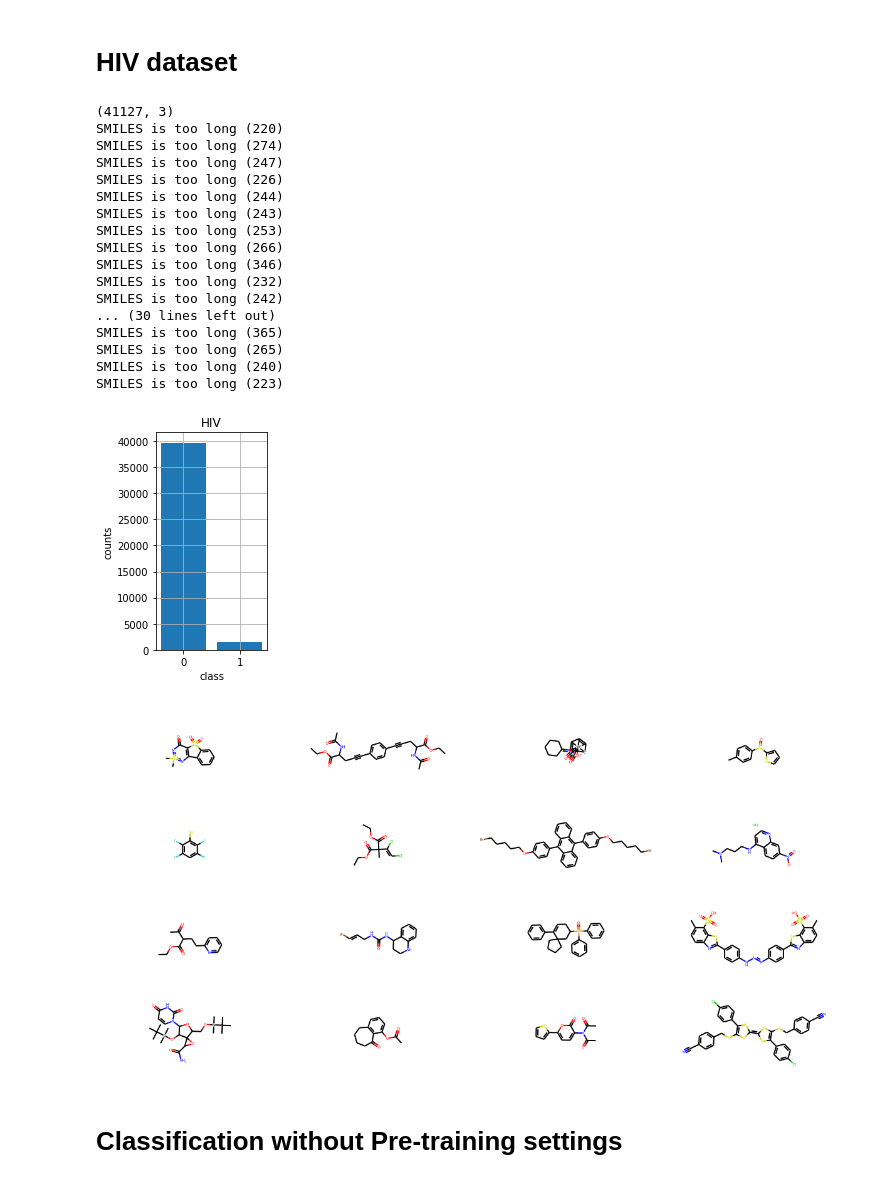
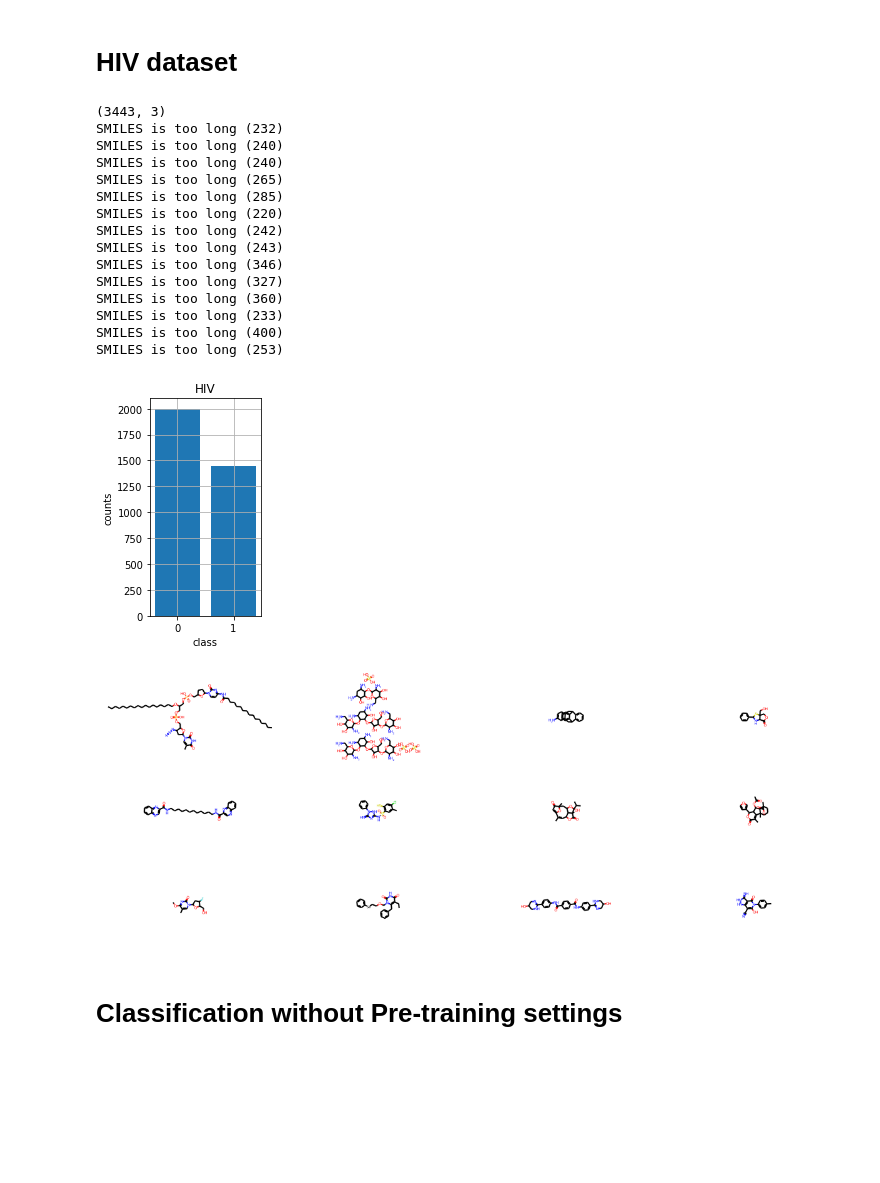
Before and after one commit to TonnyTran/smiles_transformer, a Jupyter notebook: exp - HIV.ipynb, the cells around one changed output. Saved outputs shown, nothing was run; the diff lists cells and outputs as text; code cells hidden in the pictures; blank space fills up the shorter version.

Commit message:
smiles transformer

```diff
--- a/exp - HIV.ipynb
+++ b/exp - HIV.ipynb
@@ -100,30 +100,37 @@ def evaluate_classification(X, y, rate, n_repeats, model='lr'):
 # %% [markdown]
 # HIV dataset
 # %%
-df = pd.read_csv('dataset/hiv.csv')
+import sklearn
+df_ori = pd.read_csv('dataset/hiv.csv')
+
+df_1 = df_ori[df_ori['HIV_active']==1]
+df_0 = df_ori[df_ori['HIV_active']==0].sample(n=2000, random_state=1)
+df_new=[df_0, df_1]
+mix = pd.concat(df_new)
+df= sklearn.utils.shuffle(mix)
+df.head()
+
 L = len(df)
 print(df.shape)
 df.head()
 x_split = [split(sm) for sm in df['smiles'].values]
 xid, xseg = get_array(x_split)
 # %% [output]
-(41127, 3)
+(3443, 3)
+SMILES is too long (232)
+SMILES is too long (240)
+SMILES is too long (240)
+SMILES is too long (265)
+SMILES is too long (285)
 SMILES is too long (220)
-SMILES is too long (274)
-SMILES is too long (247)
-SMILES is too long (226)
-SMILES is too long (244)
+SMILES is too long (242)
 SMILES is too long (243)
+SMILES is too long (346)
+SMILES is too long (327)
+SMILES is too long (360)
+SMILES is too long (233)
+SMILES is too long (400)
 SMILES is too long (253)
-SMILES is too long (266)
-SMILES is too long (346)
-SMILES is too long (232)
-SMILES is too long (242)
-... (30 lines left out)
-SMILES is too long (365)
-SMILES is too long (265)
-SMILES is too long (240)
-SMILES is too long (223)
 # %%
 keys = ['0', '1']
 bottom = df.groupby('HIV_active').count()['smiles'].values
@@ -135,21 +142,21 @@ plt.title('HIV')
 plt.grid()
 plt.show()
 # %% [output]
-[figure, old version]
+[figure, new version]
 # %%
 from rdkit.Chem import Draw, MolFromSmiles, MolToSmiles
-rands = np.random.choice(L, 16, replace=False)
+rands = np.random.choice(L, 12, replace=False)
 smiles = df.iloc[rands]['smiles'].values
 mols = []
 for s in smiles:
     if s is None:
         continue
     mol = MolFromSmiles(s)
     if mol is not None:
         mols.append(mol)
-Draw.MolsToGridImage(mols, molsPerRow=4, subImgSize=(300,150))
+Draw.MolsToGridImage(mols, molsPerRow=3, subImgSize=(300,150))
 # %% [output]
-[figure, old version]
+[figure, new version]
 # %% [markdown]
 # Classification without Pre-training settings
 # %% [markdown]
```
Also changed, not shown: parts of 19 cells of this notebook, 13 other files.
